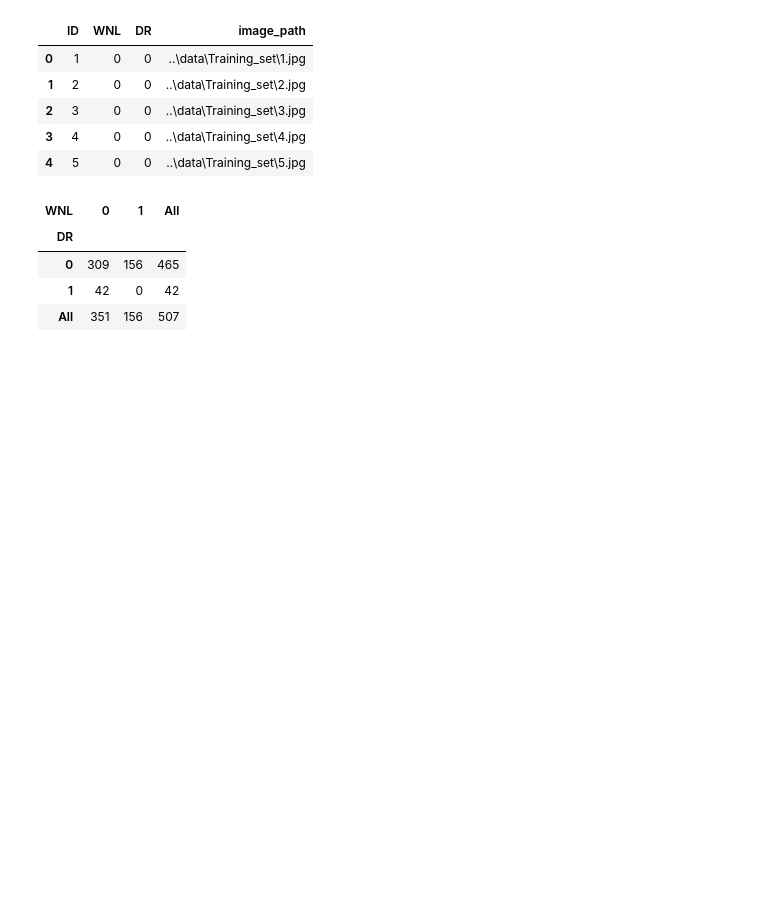
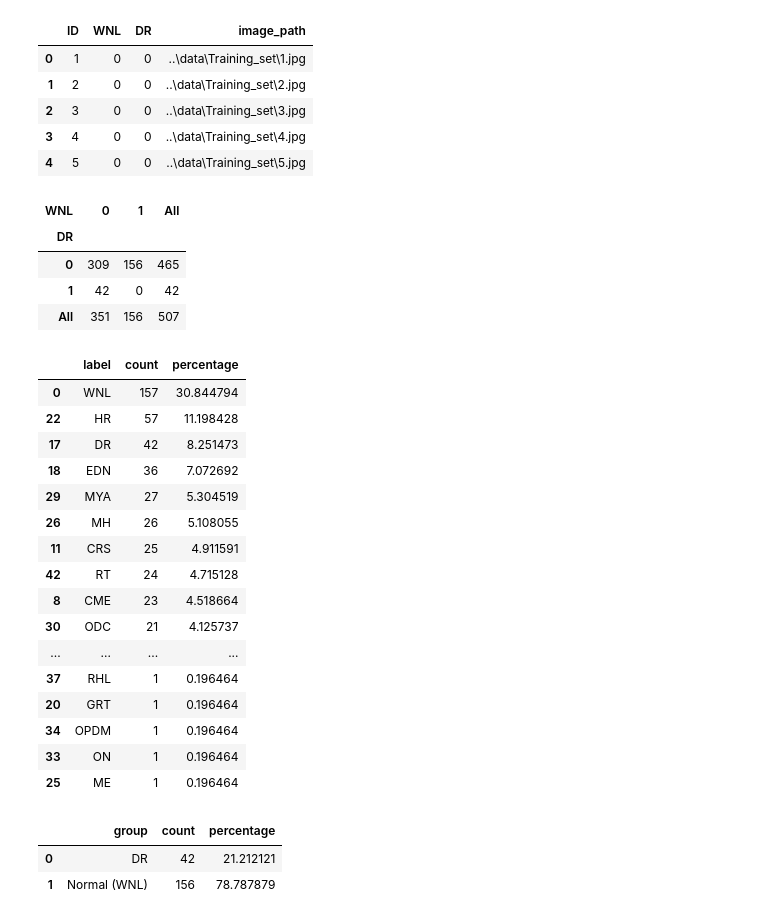
Before and after one commit to hebawl/retinal-dr-classification, a Jupyter notebook: notebooks/01_data_inspection.ipynb, the cells around one changed output. Cells and saved outputs as stored; diff of their text form; code cells hidden in the pictures; blank space fills up the shorter version.

```diff
--- a/notebooks/01_data_inspection.ipynb
+++ b/notebooks/01_data_inspection.ipynb
@@ -169,3 +169,60 @@ pd.crosstab(
 | 0 | 309 | 156 | 465 |
 | 1 | 42 | 0 | 42 |
 | All | 351 | 156 | 507 |
+# %%
+label_columns = [c for c in train_labels.columns if c != "ID"]
+
+label_summary = pd.DataFrame({
+    "label": label_columns,
+    "count": [train_labels[c].sum() for c in label_columns]
+})
+
+label_summary["percentage"] = (
+    label_summary["count"] / len(train_labels) * 100
+)
+
+label_summary = label_summary.sort_values(
+    "count",
+    ascending=False
+)
+
+label_summary
+# %% [output]
+|  | label | count | percentage |
+| 0 | WNL | 157 | 30.844794 |
+| 22 | HR | 57 | 11.198428 |
+| 17 | DR | 42 | 8.251473 |
+| 18 | EDN | 36 | 7.072692 |
+| 29 | MYA | 27 | 5.304519 |
+| 26 | MH | 26 | 5.108055 |
+| 11 | CRS | 25 | 4.911591 |
+| 42 | RT | 24 | 4.715128 |
+| 8 | CME | 23 | 4.518664 |
+| 30 | ODC | 21 | 4.125737 |
+| ... | ... | ... | ... |
+| 37 | RHL | 1 | 0.196464 |
+| 20 | GRT | 1 | 0.196464 |
+| 34 | OPDM | 1 | 0.196464 |
+| 33 | ON | 1 | 0.196464 |
+| 25 | ME | 1 | 0.196464 |
+# %%
+binary_summary = pd.DataFrame({
+    "group": [
+        "DR",
+        "Normal (WNL)"
+    ],
+    "count": [
+        ((train_df["DR"] == 1)).sum(),
+        ((train_df["DR"] == 0) & (train_df["WNL"] == 1)).sum()
+    ]
+})
+
+binary_summary["percentage"] = (
+    binary_summary["count"] / binary_summary["count"].sum() * 100
+)
+
+binary_summary
+# %% [output]
+|  | group | count | percentage |
+| 0 | DR | 42 | 21.212121 |
+| 1 | Normal (WNL) | 156 | 78.787879 |
```
Also changed, not shown: parts of 19 cells of this notebook.
